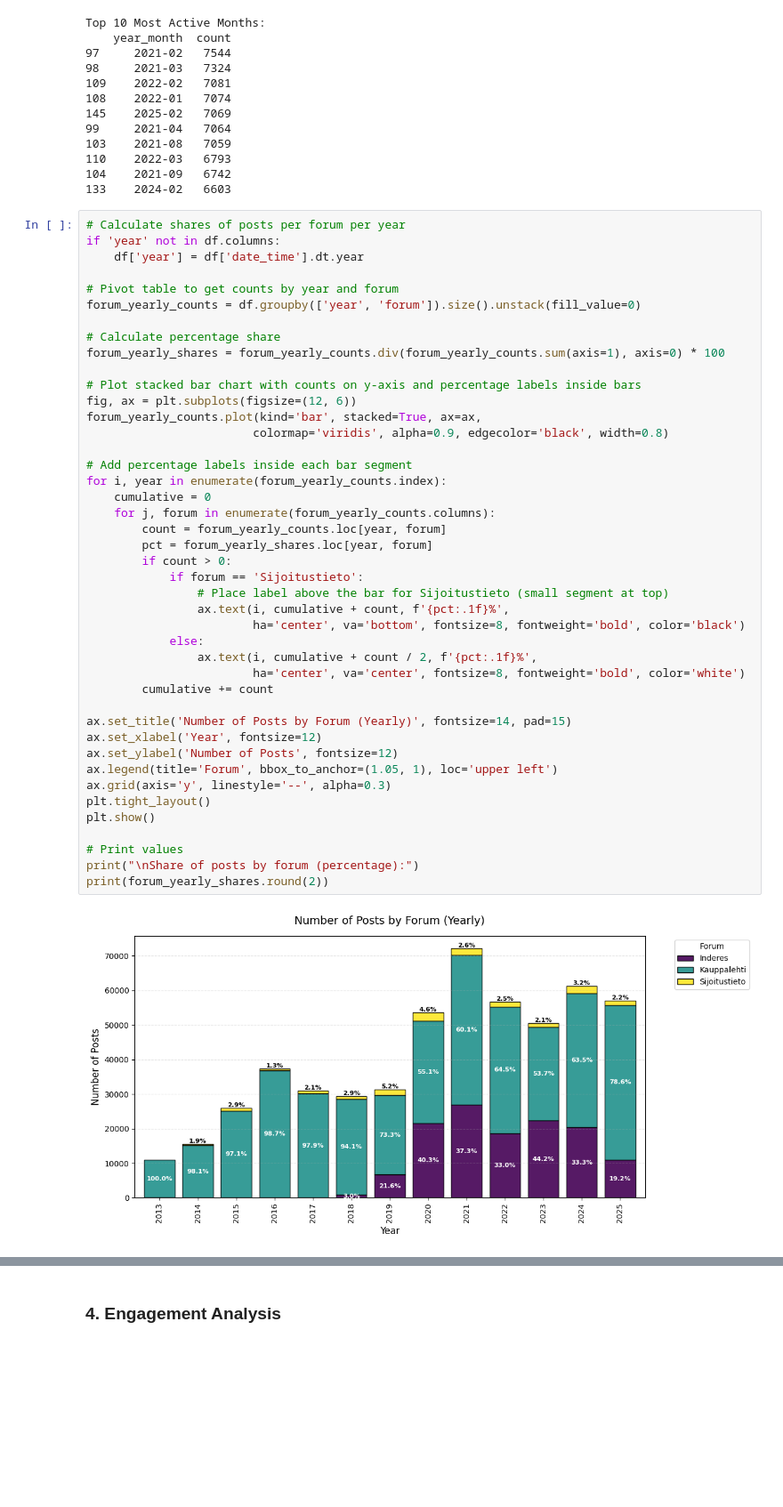
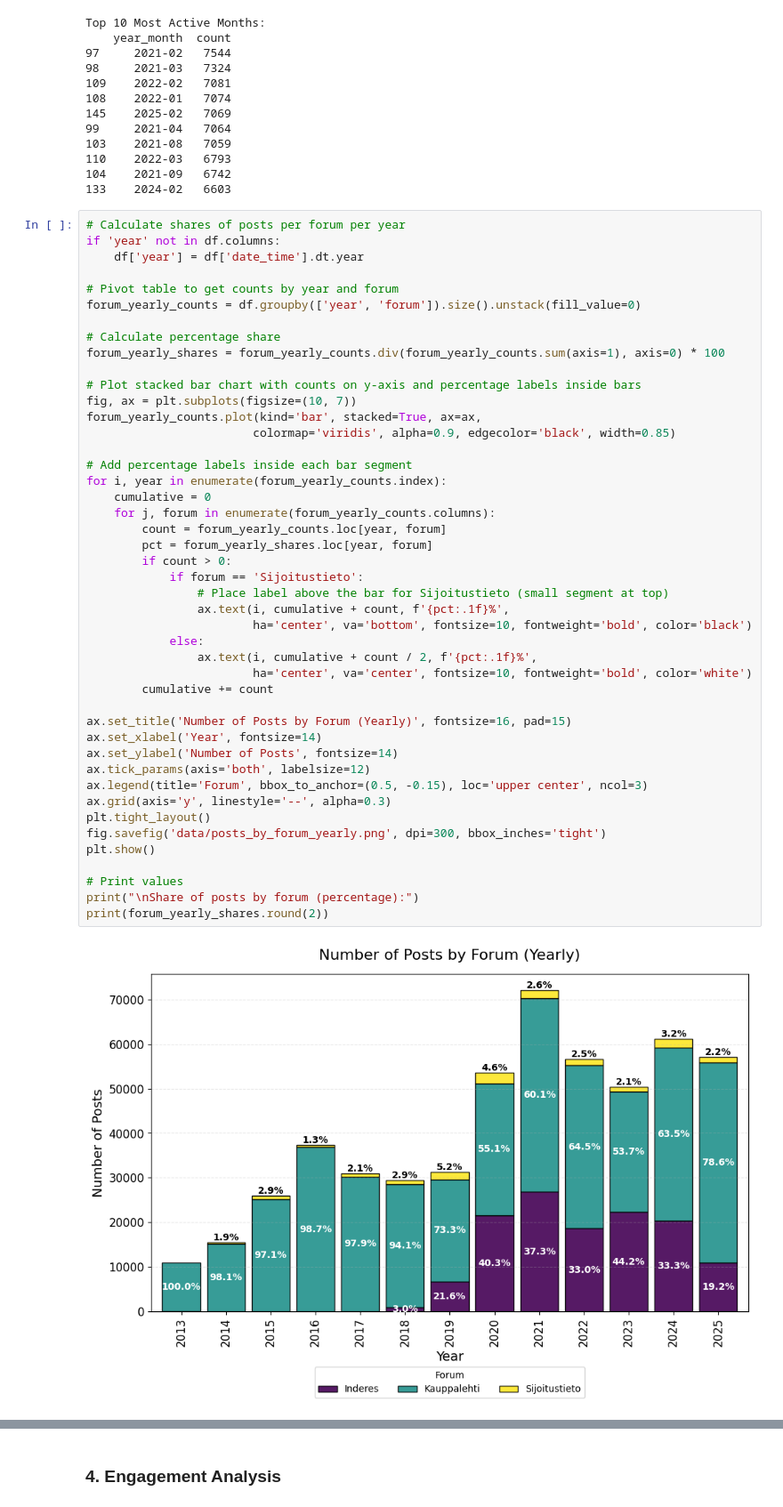
Before and after one commit to shakunage/thesis-work, a Jupyter notebook: sentiment/preprocess_forum_data.ipynb, the cells around one changed output, grey strips where cells are left out. Shown at 89% size. Cells and saved outputs as stored; diff of their text form; blank space fills up the shorter version.

Commit message:
[update] charts and todos updates

```diff
--- a/sentiment/preprocess_forum_data.ipynb
+++ b/sentiment/preprocess_forum_data.ipynb
@@ -299,42 +299,44 @@ if 'year' not in df.columns:
 forum_yearly_counts = df.groupby(['year', 'forum']).size().unstack(fill_value=0)
 
 # Calculate percentage share
 forum_yearly_shares = forum_yearly_counts.div(forum_yearly_counts.sum(axis=1), axis=0) * 100
 
 # Plot stacked bar chart with counts on y-axis and percentage labels inside bars
-fig, ax = plt.subplots(figsize=(12, 6))
+fig, ax = plt.subplots(figsize=(10, 7))
 forum_yearly_counts.plot(kind='bar', stacked=True, ax=ax,
-                        colormap='viridis', alpha=0.9, edgecolor='black', width=0.8)
+                        colormap='viridis', alpha=0.9, edgecolor='black', width=0.85)
 
 # Add percentage labels inside each bar segment
 for i, year in enumerate(forum_yearly_counts.index):
     cumulative = 0
     for j, forum in enumerate(forum_yearly_counts.columns):
         count = forum_yearly_counts.loc[year, forum]
         pct = forum_yearly_shares.loc[year, forum]
         if count > 0:
             if forum == 'Sijoitustieto':
                 # Place label above the bar for Sijoitustieto (small segment at top)
                 ax.text(i, cumulative + count, f'{pct:.1f}%',
-                        ha='center', va='bottom', fontsize=8, fontweight='bold', color='black')
+                        ha='center', va='bottom', fontsize=10, fontweight='bold', color='black')
             else:
                 ax.text(i, cumulative + count / 2, f'{pct:.1f}%',
-                        ha='center', va='center', fontsize=8, fontweight='bold', color='white')
+                        ha='center', va='center', fontsize=10, fontweight='bold', color='white')
         cumulative += count
 
-ax.set_title('Number of Posts by Forum (Yearly)', fontsize=14, pad=15)
-ax.set_xlabel('Year', fontsize=12)
-ax.set_ylabel('Number of Posts', fontsize=12)
-ax.legend(title='Forum', bbox_to_anchor=(1.05, 1), loc='upper left')
+ax.set_title('Number of Posts by Forum (Yearly)', fontsize=16, pad=15)
+ax.set_xlabel('Year', fontsize=14)
+ax.set_ylabel('Number of Posts', fontsize=14)
+ax.tick_params(axis='both', labelsize=12)
+ax.legend(title='Forum', bbox_to_anchor=(0.5, -0.15), loc='upper center', ncol=3)
 ax.grid(axis='y', linestyle='--', alpha=0.3)
 plt.tight_layout()
+fig.savefig('data/posts_by_forum_yearly.png', dpi=300, bbox_inches='tight')
 plt.show()
 
 # Print values
 print("\nShare of posts by forum (percentage):")
 print(forum_yearly_shares.round(2))
 # %% [output]
-[figure, old version]
+[figure, new version]
 Share of posts by forum (percentage):
 forum  Inderes  Kauppalehti  Sijoitustieto
 year
```
Also changed, not shown: parts of 1 cell of this notebook, 1 other file.
